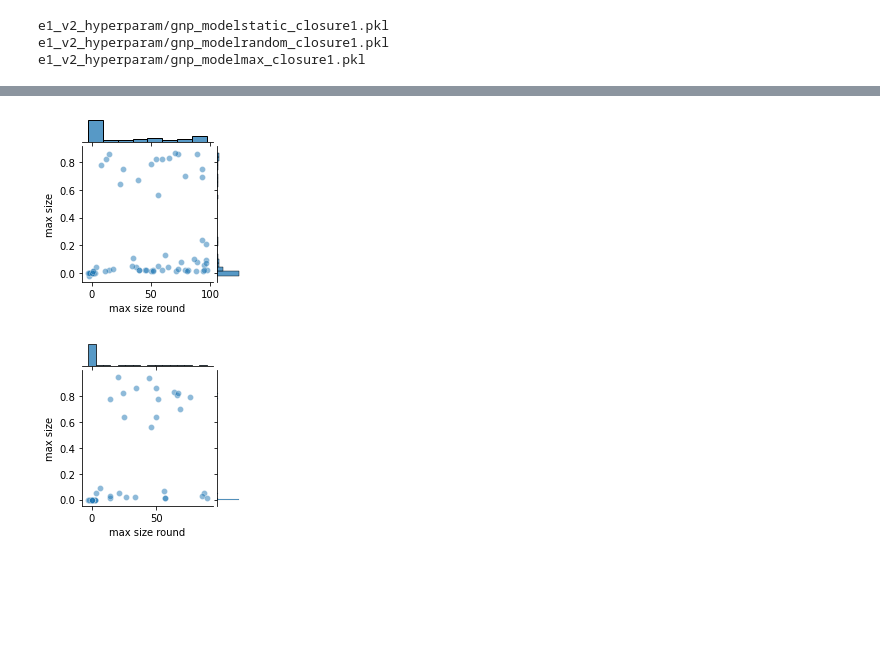
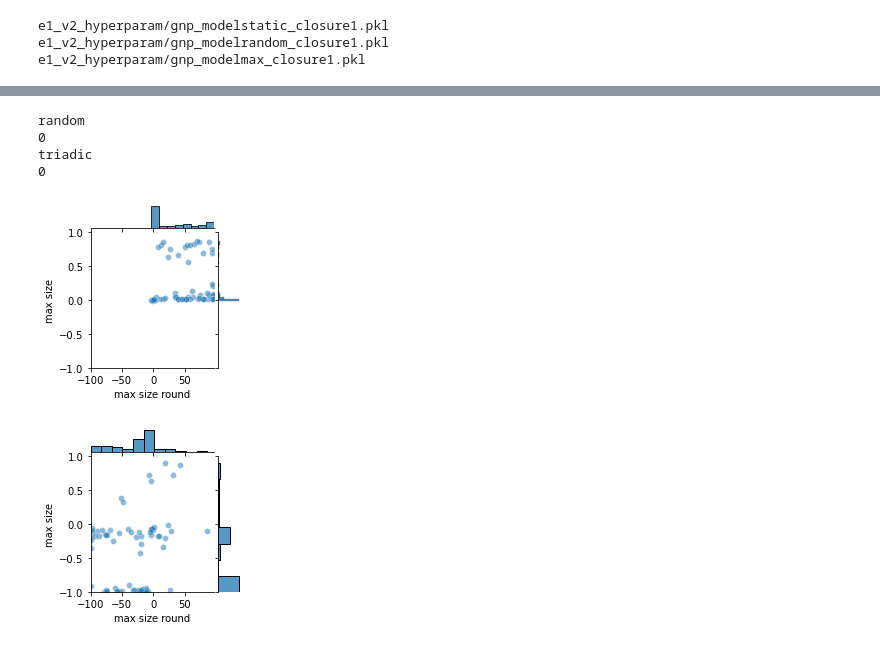
Before and after one commit to cephcyn/cornell_cs6850_triadicclosure, a Jupyter notebook: graphing.ipynb, the cells around one changed output, grey strips where cells are left out. Cells and saved outputs as stored; diff of their text form; code cells hidden in the pictures; blank space fills up the shorter version.

```diff
--- a/graphing.ipynb
+++ b/graphing.ipynb
@@ -22,6 +22,8 @@ import triadicsim
 def get_filename(graph_type, closure_method, experiment_type, value, ):
     if experiment_type == 'threshold':
         value = "{:.1f}".format(value)
+    if closure_method == 'triadic':
+        closure_method = 'max'
 
     filename = f'{graph_type}_model{closure_method}_{experiment_type}{value}.pkl'
 
@@ -45,7 +47,7 @@ def filter_df(df, filter_d):
 Constants
 # %%
 graph_types = ["gnp", "gnpmini", "smb", "sbm_2seed_forked", "sbm_1seed"]
-closure_methods= ['pop', 'static', 'random', 'max', ]
+closure_methods= ['pop', 'static', 'random', 'triadic', ]
 experiment_types = ['closure', 'threshold']
 threshold_vals = np.arange(0.1, 1, 0.1)
 # closure_vals = [1, 5, 10, 15, 20, 25]
@@ -383,7 +526,7 @@ experiment_val = 1
 graph_type = 'gnp'
 
 data_d = {}
-selected_closure_methods = ['static', 'random', 'max']
+selected_closure_methods = ['static', 'random', 'triadic']
 # = pd.DataFrame(columns=['max_size_rounds', 'rounds_filled', 'max_sizes', 'name'])
 
 
@@ -447,12 +574,19 @@ plot_individual_joints(data_d, selected_closure_methods, 'fig/edge-{}')
 # %%
-# Subtract out pop
-for name, v in data_d.items():
-    if name == "static": continue
-    data_d[name]['max_size_rounds'] = data_d[name]['max_size_rounds'] - data_d['static']['max_size_rounds']
-    data_d[name]['max_sizes'] = data_d[name]['max_sizes'] - data_d['static']['max_sizes']
-# del (data_d['static'])
-plot_individual_joints(data_d, ['random', 'max'], 'fig/edge-minus-static-{}')
+def plot_edge_minus_static(data_d):
+    for name, v in data_d.items():
+        if name == "static": continue
+        data_d[name]['max_size_rounds'] = data_d[name]['max_size_rounds'] - data_d['static']['max_size_rounds']
+        data_d[name]['max_sizes'] = data_d[name]['max_sizes'] - data_d['static']['max_sizes']
+    # del (data_d['static'])
+
+    data = plot_individual_joints(data_d, ['random', 'triadic'], 'fig/edge-minus-static-{}')
+
+plot_edge_minus_static(data_d)
 # %% [output]
+random
+0
+triadic
+0
-[figure, old version]
+[figure, new version]
-[figure, old version]
+[figure, new version]
 # %%
```
Also changed, not shown: parts of 20 cells of this notebook.
